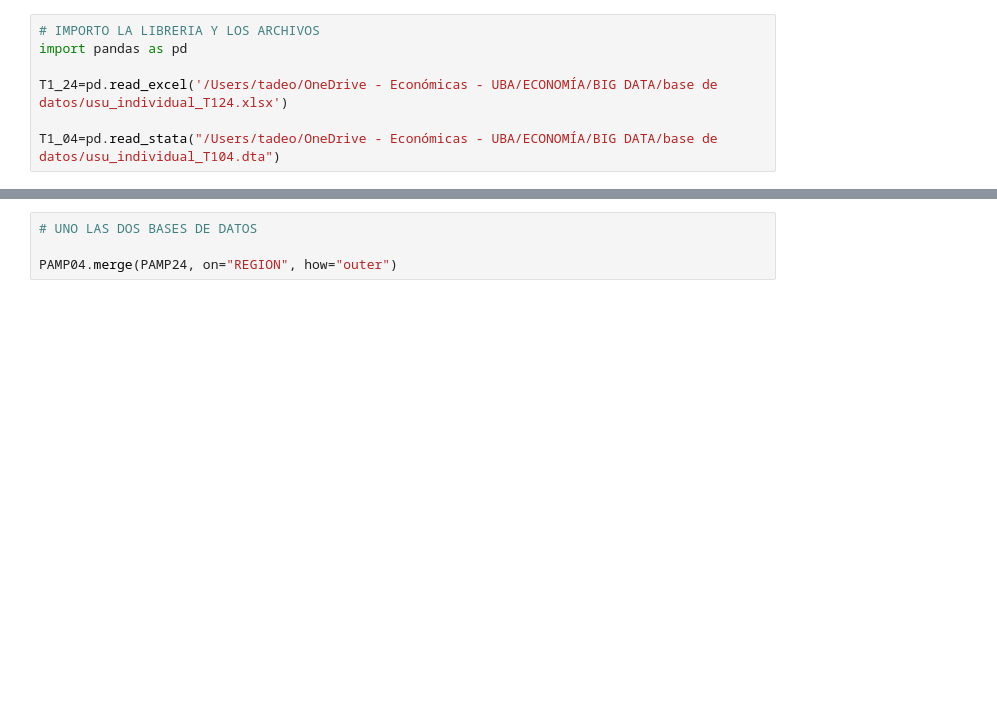
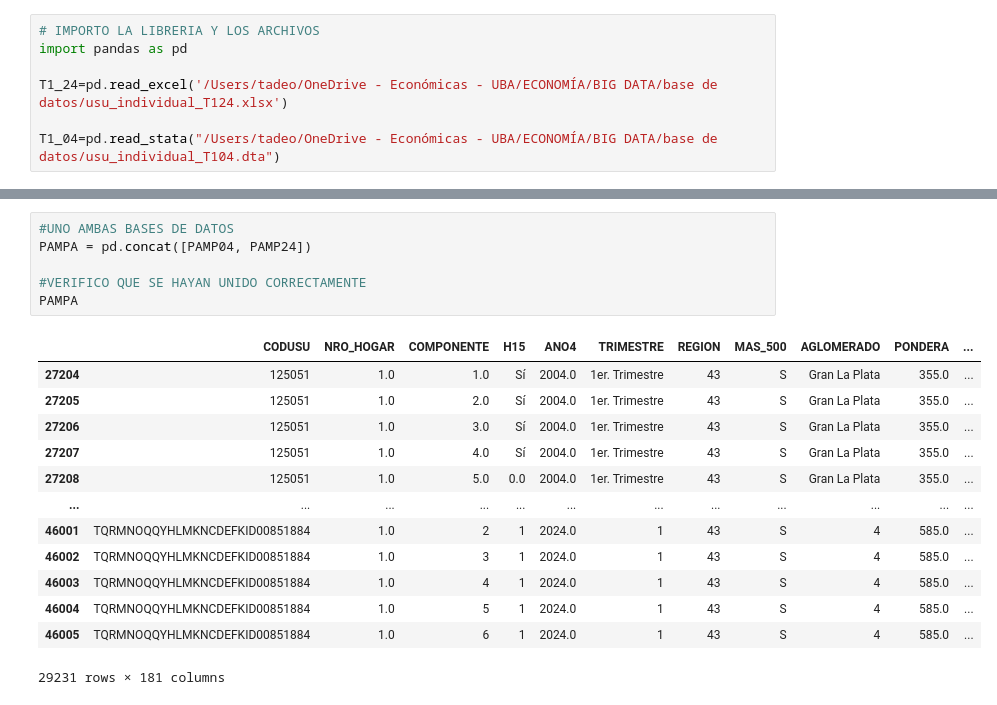
Before and after one commit to PabloPopov/BigDataUBA-Grupo5, a Jupyter notebook: TPs/TP 2/Big_Data_TP2_Grupo5.ipynb, the cells around one changed output, grey strips where cells are left out. Saved outputs shown, nothing was run; the diff lists cells and outputs as text; blank space fills up the shorter version.

```diff
--- a/TPs/TP 2/Big_Data_TP2_Grupo5.ipynb
+++ b/TPs/TP 2/Big_Data_TP2_Grupo5.ipynb
@@ -54,7 +61,23 @@ See the caveats in the documentation: https://pandas.pydata.org/pandas-docs/stab
 | 42023 | 288189 | 1.0 | 5.0 | 0.0 | 2004.0 | 1er. Trimestre | 43 | N | Río Cuarto | 193.0 | ... |
 | 42024 | 288189 | 1.0 | 6.0 | Sí | 2004.0 | 1er. Trimestre | 43 | N | Río Cuarto | 193.0 | ... |
 14821 rows × 176 columns
-# %%
-# UNO LAS DOS BASES DE DATOS
-
-PAMP04.merge(PAMP24, on="REGION", how="outer")
+# %%
+#UNO AMBAS BASES DE DATOS
+PAMPA = pd.concat([PAMP04, PAMP24])
+
+#VERIFICO QUE SE HAYAN UNIDO CORRECTAMENTE
+PAMPA
+# %% [output]
+|  | CODUSU | NRO_HOGAR | COMPONENTE | H15 | ANO4 | TRIMESTRE | REGION | MAS_500 | AGLOMERADO | PONDERA | ... |
+| 27204 | 125051 | 1.0 | 1.0 | Sí | 2004.0 | 1er. Trimestre | 43 | S | Gran La Plata | 355.0 | ... |
+| 27205 | 125051 | 1.0 | 2.0 | Sí | 2004.0 | 1er. Trimestre | 43 | S | Gran La Plata | 355.0 | ... |
+| 27206 | 125051 | 1.0 | 3.0 | Sí | 2004.0 | 1er. Trimestre | 43 | S | Gran La Plata | 355.0 | ... |
+| 27207 | 125051 | 1.0 | 4.0 | Sí | 2004.0 | 1er. Trimestre | 43 | S | Gran La Plata | 355.0 | ... |
+| 27208 | 125051 | 1.0 | 5.0 | 0.0 | 2004.0 | 1er. Trimestre | 43 | S | Gran La Plata | 355.0 | ... |
+| ... | ... | ... | ... | ... | ... | ... | ... | ... | ... | ... | ... |
+| 46001 | TQRMNOQQYHLMKNCDEFKID00851884 | 1.0 | 2 | 1 | 2024.0 | 1 | 43 | S | 4 | 585.0 | ... |
+| 46002 | TQRMNOQQYHLMKNCDEFKID00851884 | 1.0 | 3 | 1 | 2024.0 | 1 | 43 | S | 4 | 585.0 | ... |
+| 46003 | TQRMNOQQYHLMKNCDEFKID00851884 | 1.0 | 4 | 1 | 2024.0 | 1 | 43 | S | 4 | 585.0 | ... |
+| 46004 | TQRMNOQQYHLMKNCDEFKID00851884 | 1.0 | 5 | 1 | 2024.0 | 1 | 43 | S | 4 | 585.0 | ... |
+| 46005 | TQRMNOQQYHLMKNCDEFKID00851884 | 1.0 | 6 | 1 | 2024.0 | 1 | 43 | S | 4 | 585.0 | ... |
+29231 rows × 181 columns
```
Also changed, not shown: parts of 28 cells of this notebook.
